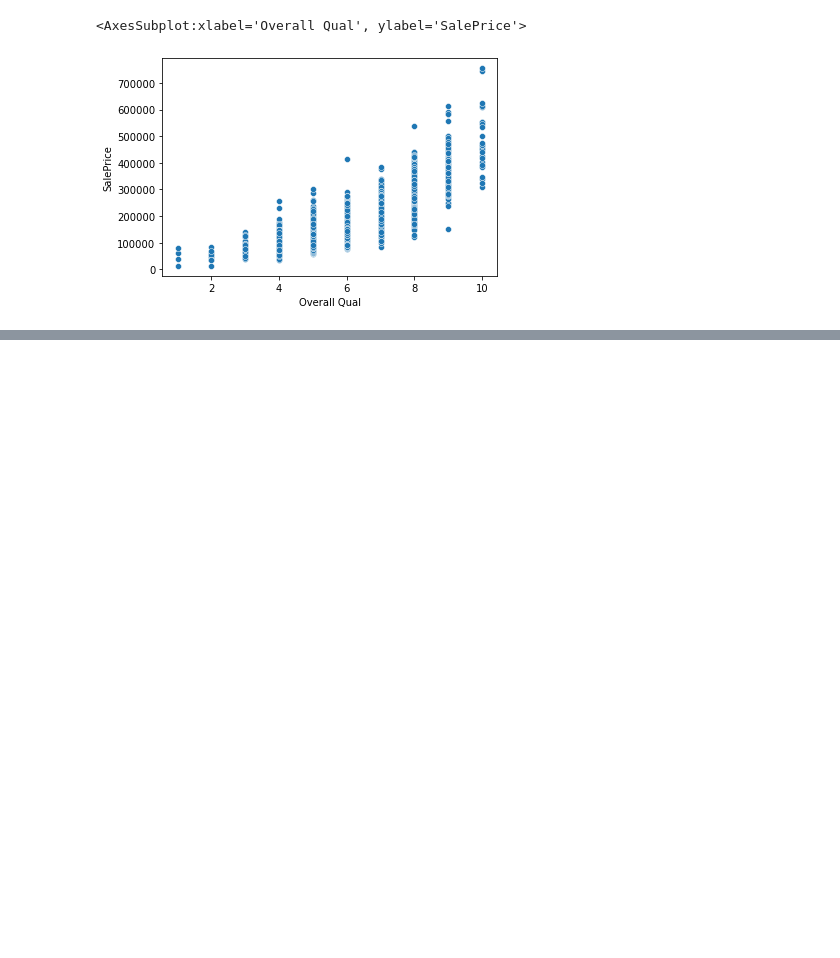
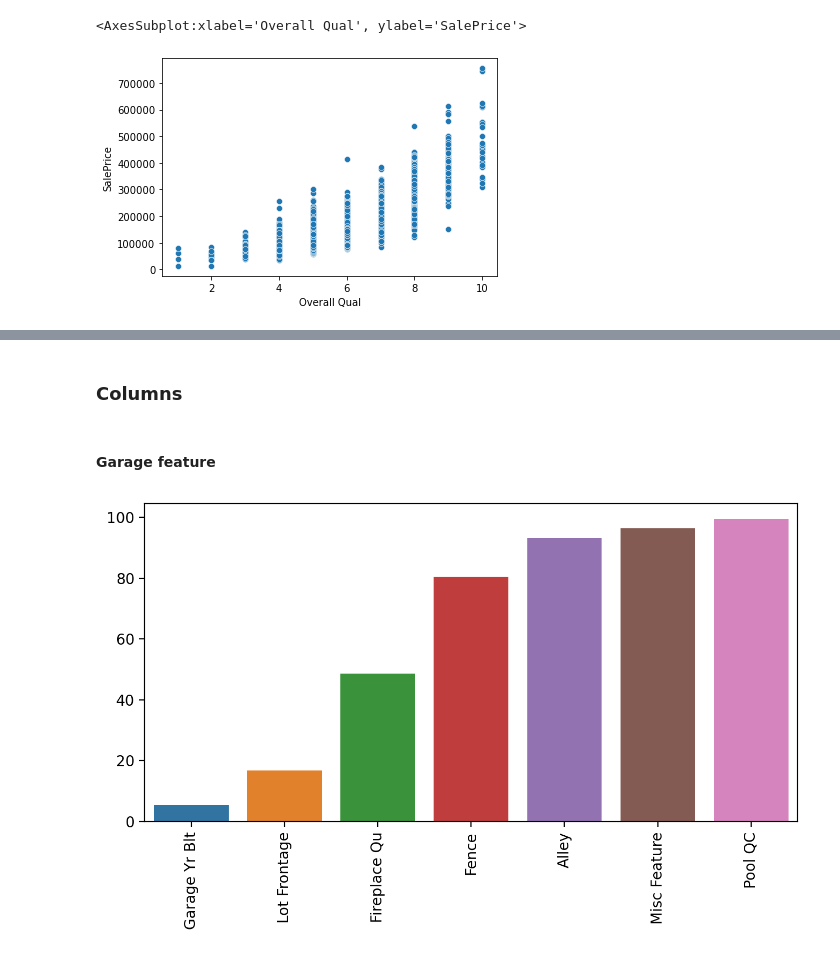
Before and after one commit to rdallagnolo/models_linear-regression, a Jupyter notebook: full_project.ipynb, the cells around one changed output, grey strips where cells are left out. Cells and saved outputs as stored; diff of their text form; code cells hidden in the pictures; blank space fills up the shorter version.

```diff
--- a/full_project.ipynb
+++ b/full_project.ipynb
@@ -74,0 +367,15 @@ df.to_csv('Ames_outliers_removed.csv')
+# %% [markdown]
+### Columns
+# %% [markdown]
+#### Garage feature
+# %%
+gar_str_cols = ['Garage Type', 'Garage Finish', 'Garage Qual','Garage Cond']
+df[gar_str_cols] = df[gar_str_cols].fillna('None')
+# %%
+percent_nan = percent_missing(df)
+# %%
+plt.figure(figsize=(8,4),dpi=200)
+sns.barplot(x=percent_nan.index, y=percent_nan)
+plt.xticks(rotation=90);
+# %% [output]
+[figure, added]
```
Also changed, not shown: parts of 64 cells of this notebook, 6 other files.
